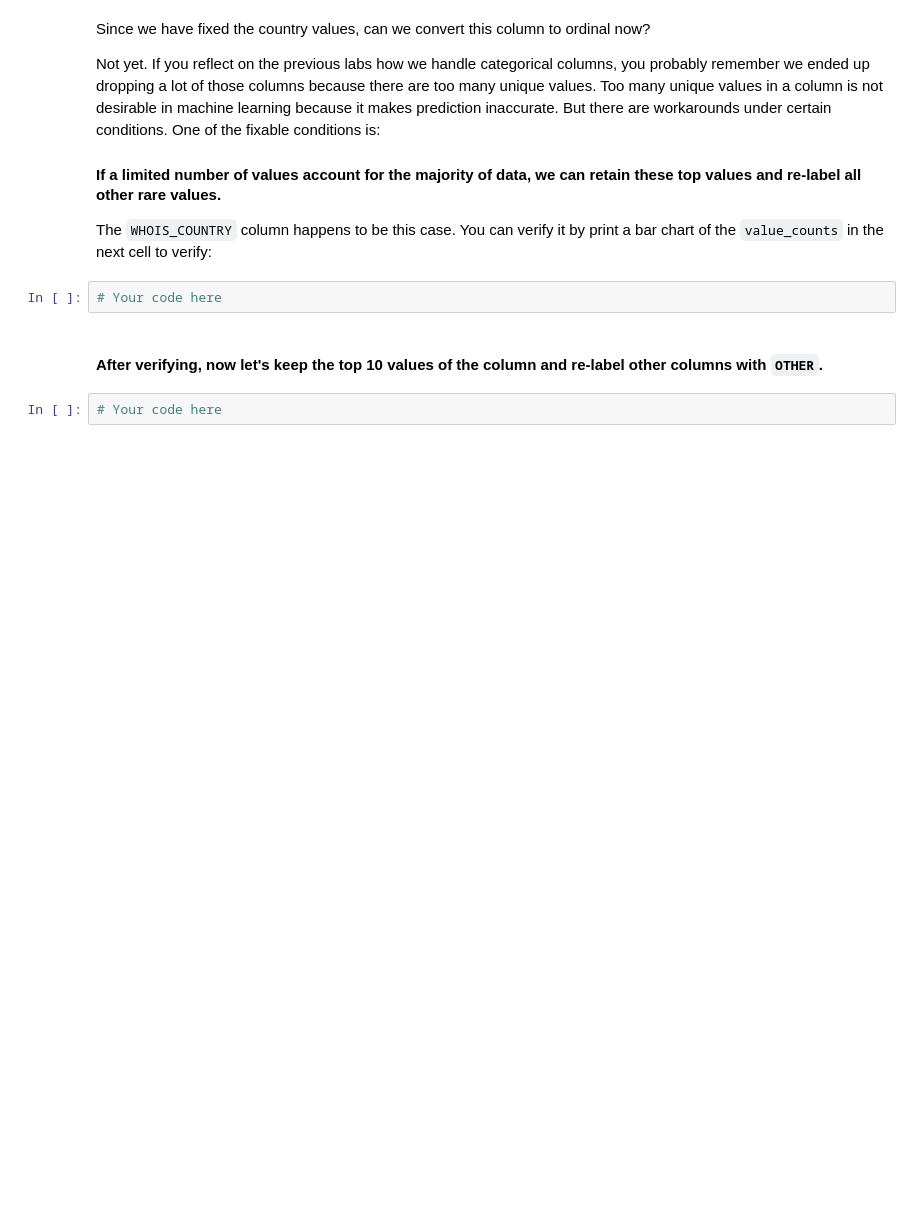
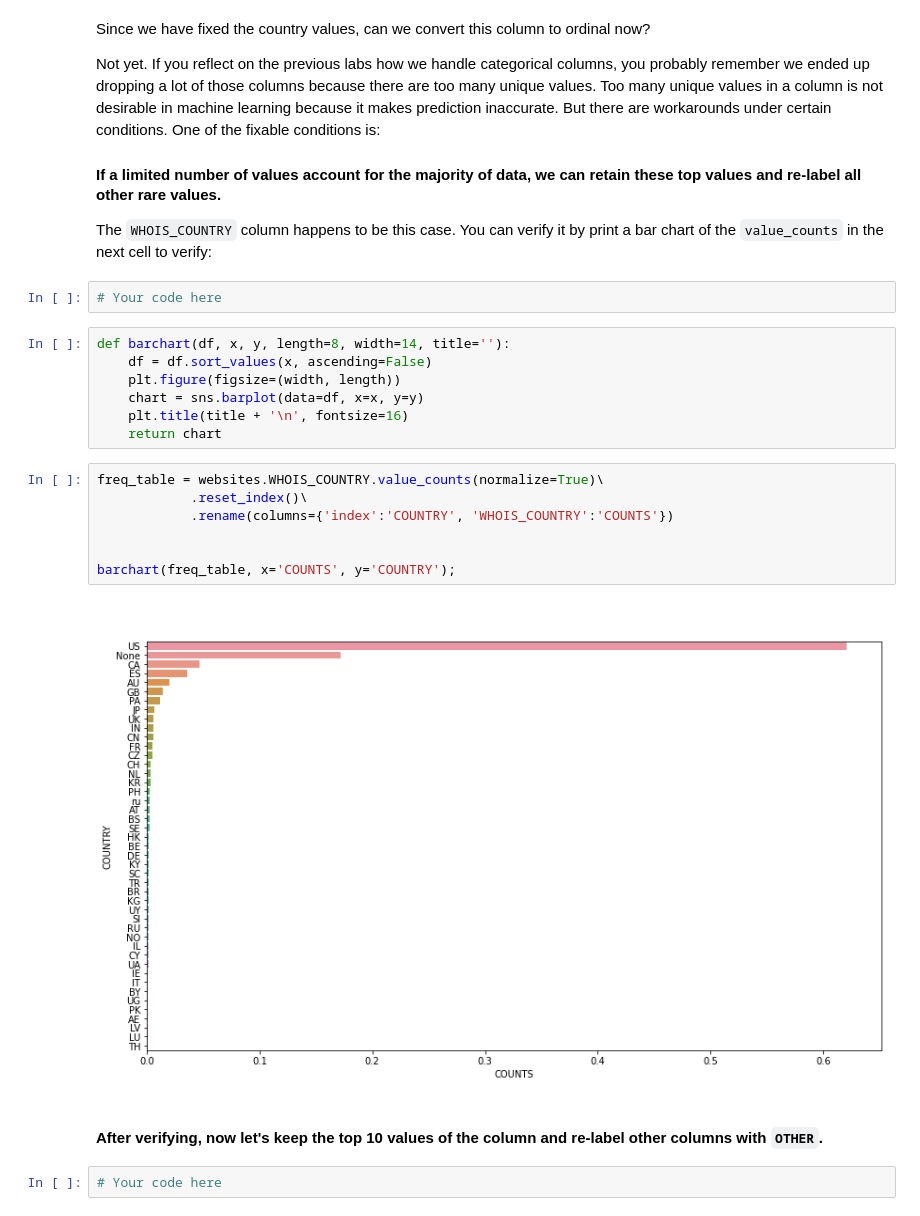
Before and after one commit to ta-data-mexpt/lab-supervised-learning, a Jupyter notebook: your-code/main.ipynb, the cells around one changed output. Cells and saved outputs as stored; diff of their text form; blank space fills up the shorter version.

```diff
--- a/your-code/main.ipynb
+++ b/your-code/main.ipynb
@@ -380,6 +380,22 @@ Not yet. If you reflect on the previous labs how we handle categorical columns,
 The `WHOIS_COUNTRY` column happens to be this case. You can verify it by print a bar chart of the `value_counts` in the next cell to verify:
 # %%
 # Your code here
+# %%
+def barchart(df, x, y, length=8, width=14, title=''):
+    df = df.sort_values(x, ascending=False)
+    plt.figure(figsize=(width, length))
+    chart = sns.barplot(data=df, x=x, y=y)
+    plt.title(title + '\n', fontsize=16)
+    return chart
+# %%
+freq_table = websites.WHOIS_COUNTRY.value_counts(normalize=True)\
+            .reset_index()\
+            .rename(columns={'index':'COUNTRY', 'WHOIS_COUNTRY':'COUNTS'})
+
+
+barchart(freq_table, x='COUNTS', y='COUNTRY');
+# %% [output]
+[figure, added]
 # %% [markdown]
 #### After verifying, now let's keep the top 10 values of the column and re-label other columns with `OTHER`.
 # %%
```
Also changed, not shown: parts of 4 cells of this notebook.
